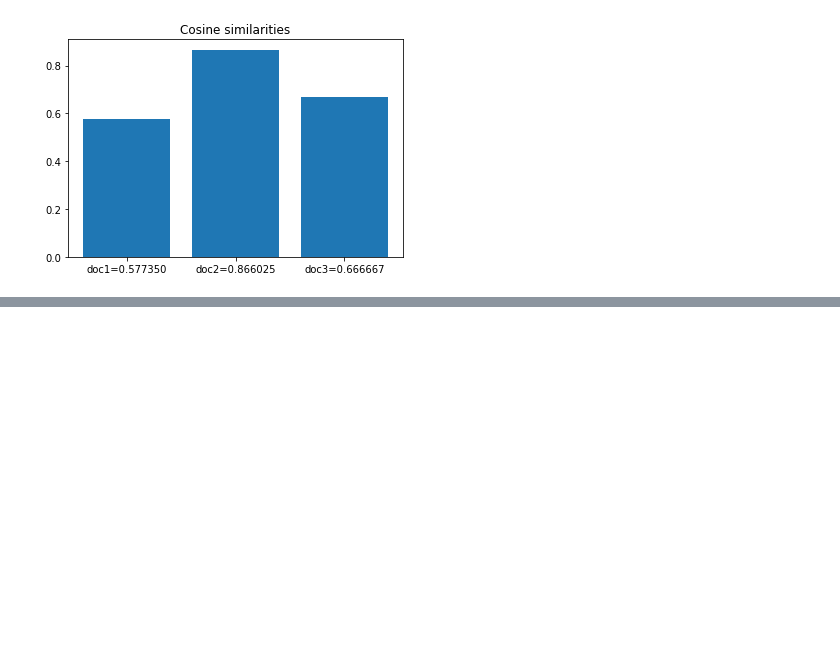
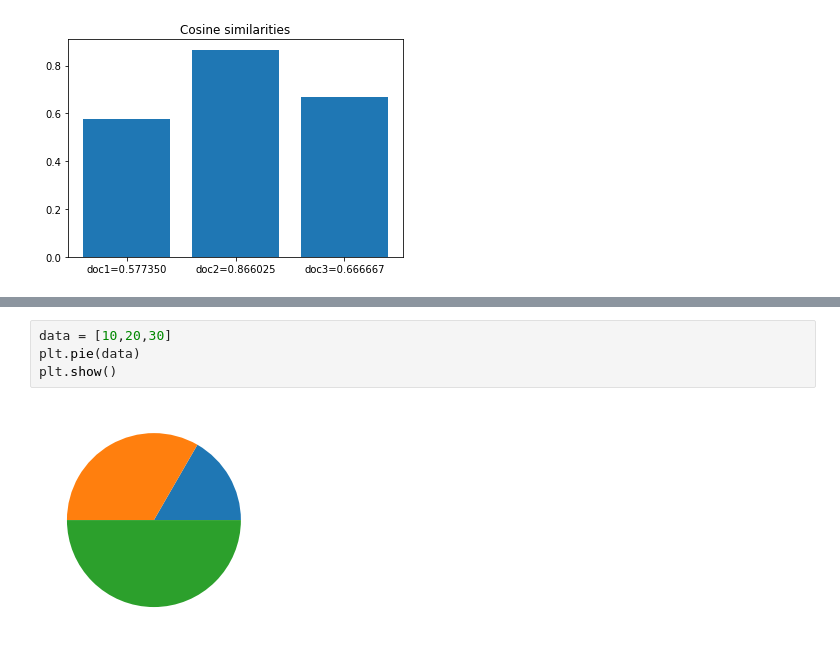
Before and after one commit to hyungyu-02/OpenSrcSW, a Jupyter notebook: week13.ipynb, the cells around one changed output, grey strips where cells are left out. Saved outputs shown, nothing was run; the diff lists cells and outputs as text; blank space fills up the shorter version.

```diff
--- a/week13.ipynb
+++ b/week13.ipynb
@@ -33,0 +82,6 @@ plt.show()
+# %%
+data = [10,20,30]
+plt.pie(data)
+plt.show()
+# %% [output]
+[figure, added]
```
Also changed, not shown: parts of 6 cells of this notebook, 4 other files.
